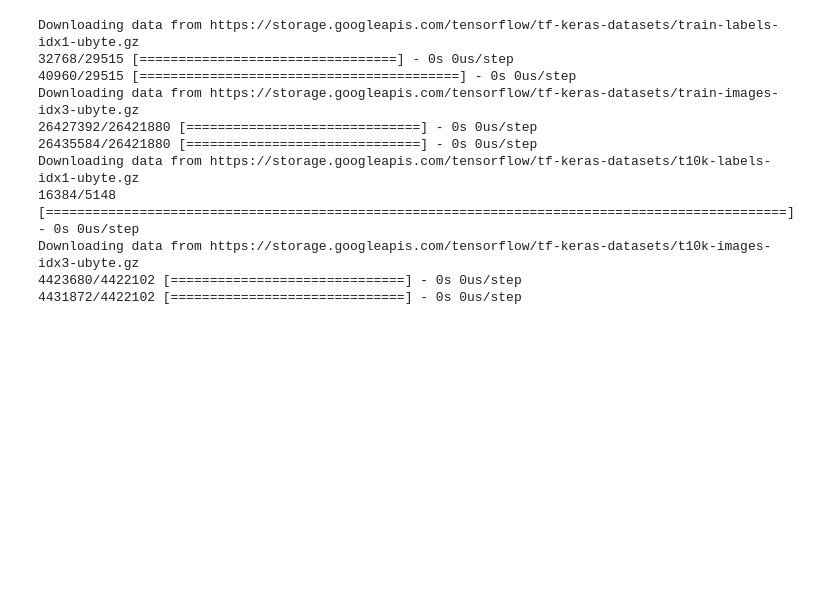
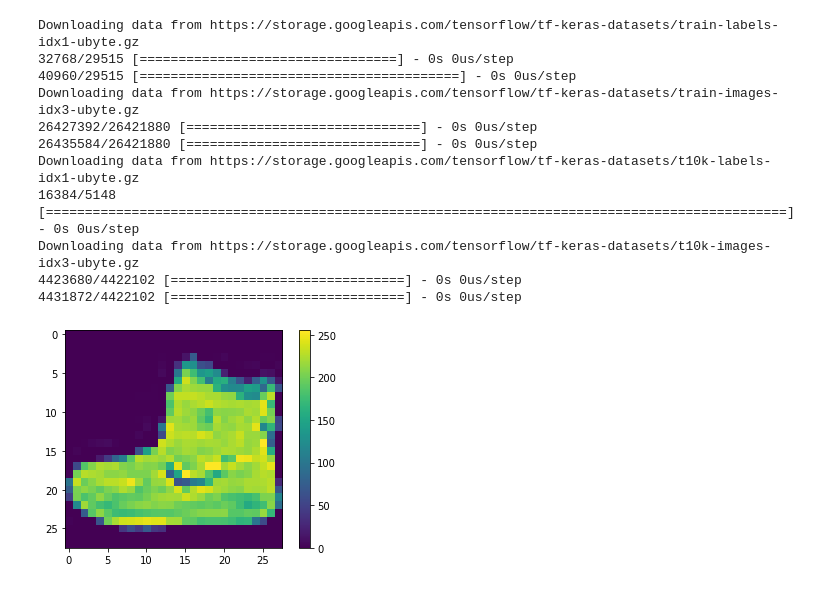
Before and after one commit to RamSakamuri/deeplearning, a Jupyter notebook: Basic_classification.ipynb, the cells around one changed output. Drawn from its saved outputs; the diff is of its cells as text; code cells hidden in the pictures; blank space fills up the shorter version.

```diff
--- a/Basic_classification.ipynb
+++ b/Basic_classification.ipynb
@@ -29,0 +33,8 @@ Downloading data from https://storage.googleapis.com/tensorflow/tf-keras-dataset
+# %%
+plt.figure()
+plt.imshow(train_images[0])
+plt.colorbar()
+plt.grid(False)
+plt.show()
+# %% [output]
+[figure, added]
```
Also changed, not shown: parts of 10 cells of this notebook.
